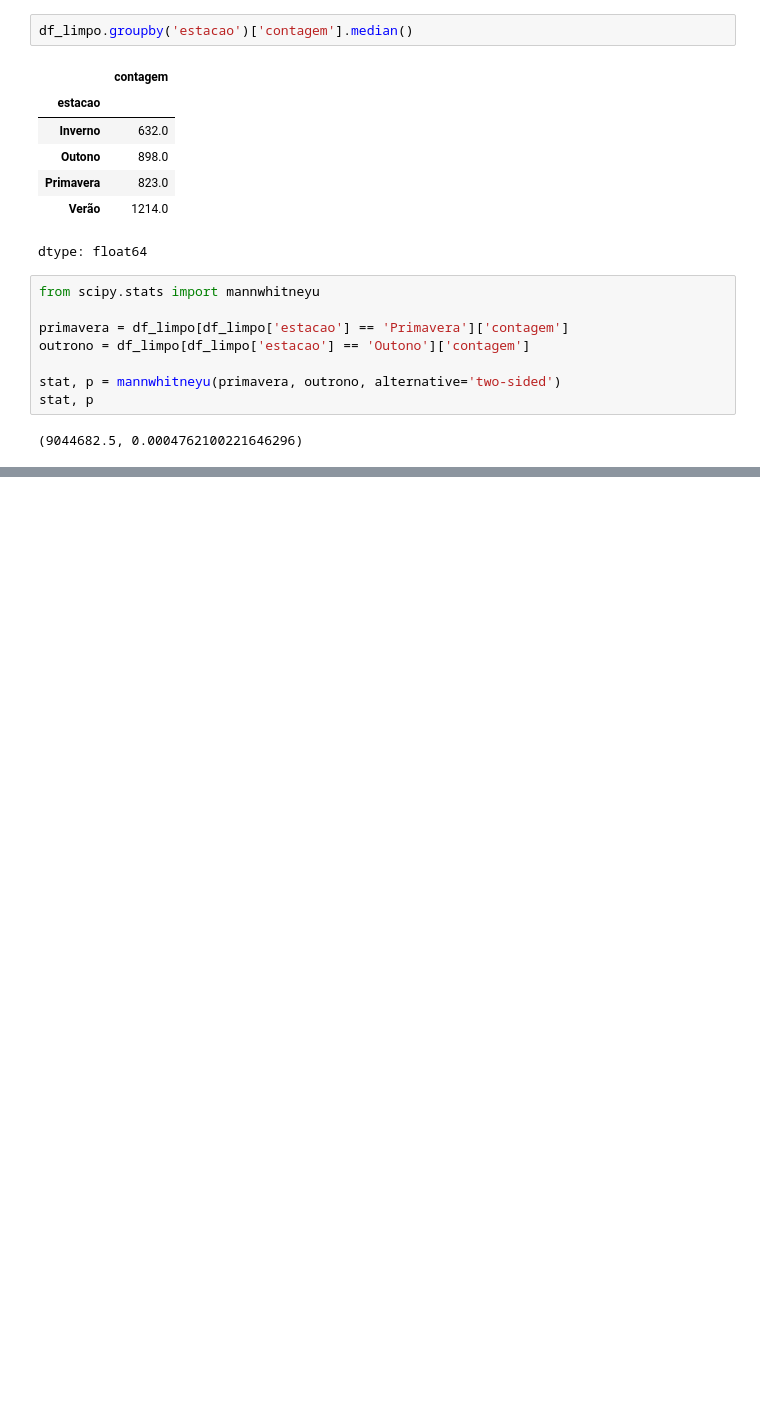
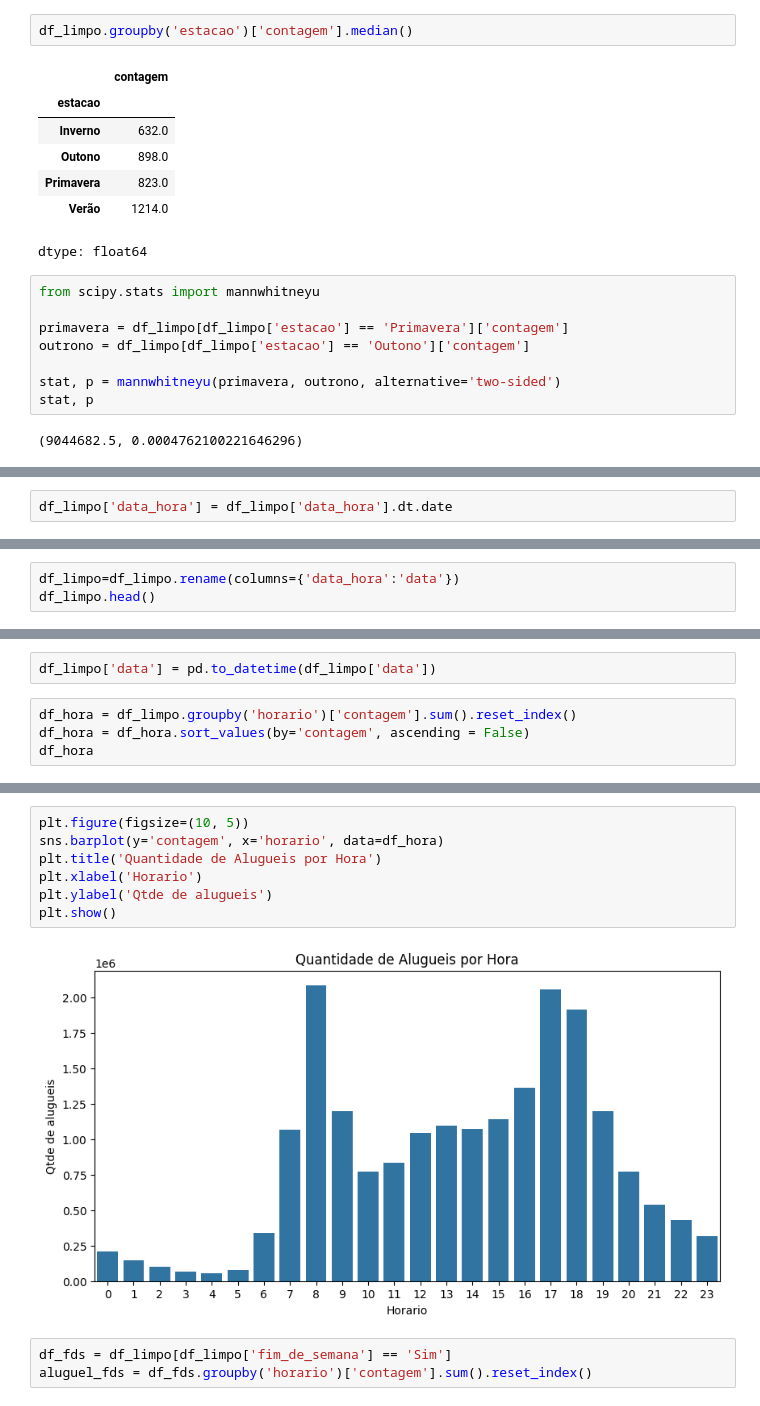
Before and after one commit to cauancalmeida/Data_Science_studies, a Jupyter notebook: Analisando_e_Prevendo_series_temporais.ipynb, the cells around one changed output, grey strips where cells are left out. Saved outputs shown, nothing was run; the diff lists cells and outputs as text; blank space fills up the shorter version.

```diff
--- a/Analisando_e_Prevendo_series_temporais.ipynb
+++ b/Analisando_e_Prevendo_series_temporais.ipynb
@@ -351,0 +412,2 @@ stat, p
+# %%
+df_limpo['data_hora'] = df_limpo['data_hora'].dt.date
@@ -351,0 +429,3 @@ stat, p
+# %%
+df_limpo=df_limpo.rename(columns={'data_hora':'data'})
+df_limpo.head()
@@ -351,0 +461,6 @@ stat, p
+# %%
+df_limpo['data'] = pd.to_datetime(df_limpo['data'])
+# %%
+df_hora = df_limpo.groupby('horario')['contagem'].sum().reset_index()
+df_hora = df_hora.sort_values(by='contagem', ascending = False)
+df_hora
@@ -351,0 +485,12 @@ stat, p
+# %%
+plt.figure(figsize=(10, 5))
+sns.barplot(y='contagem', x='horario', data=df_hora)
+plt.title('Quantidade de Alugueis por Hora')
+plt.xlabel('Horario')
+plt.ylabel('Qtde de alugueis')
+plt.show()
+# %% [output]
+[figure, added]
+# %%
+df_fds = df_limpo[df_limpo['fim_de_semana'] == 'Sim']
+aluguel_fds = df_fds.groupby('horario')['contagem'].sum().reset_index()
```
Also changed, not shown: parts of 24 cells of this notebook.
